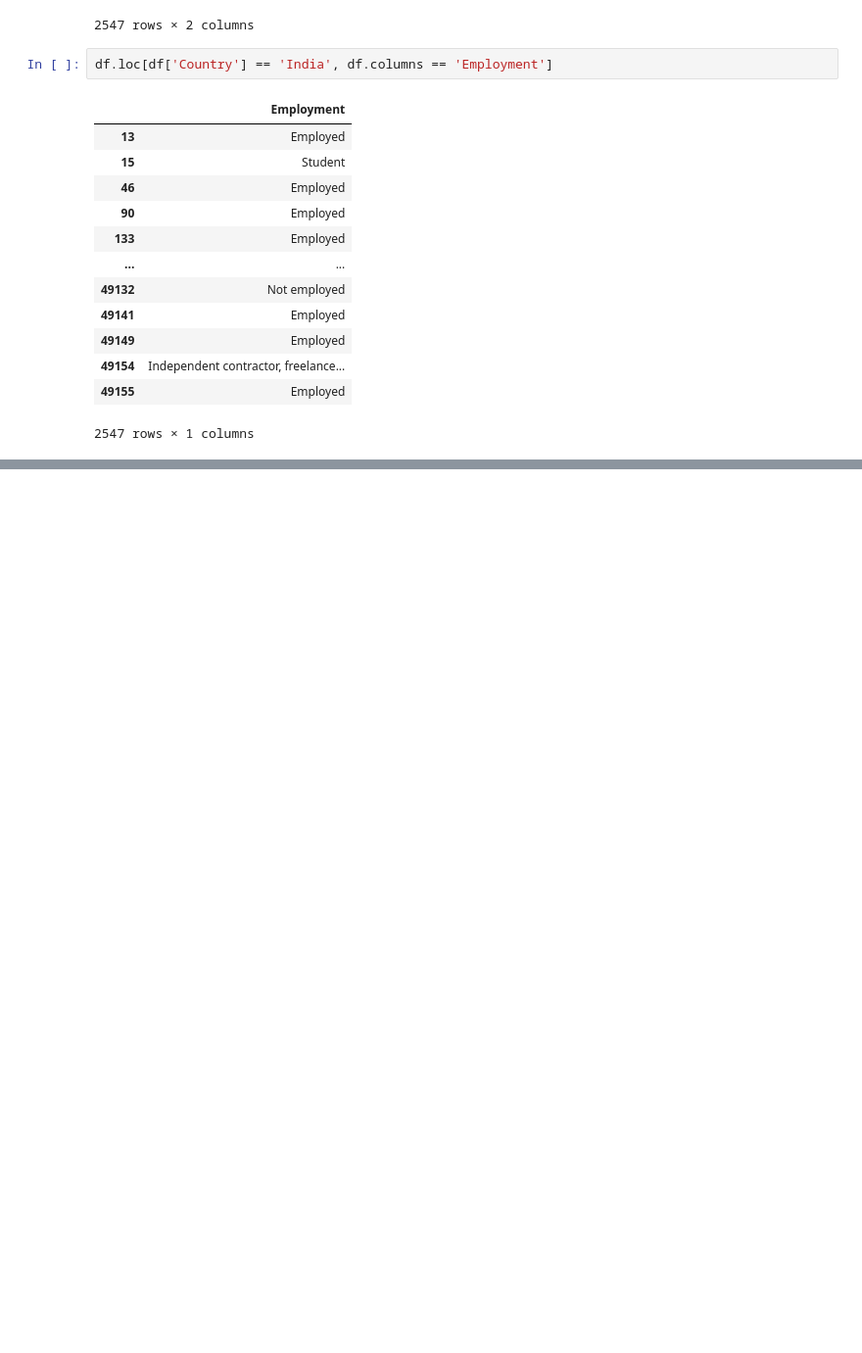
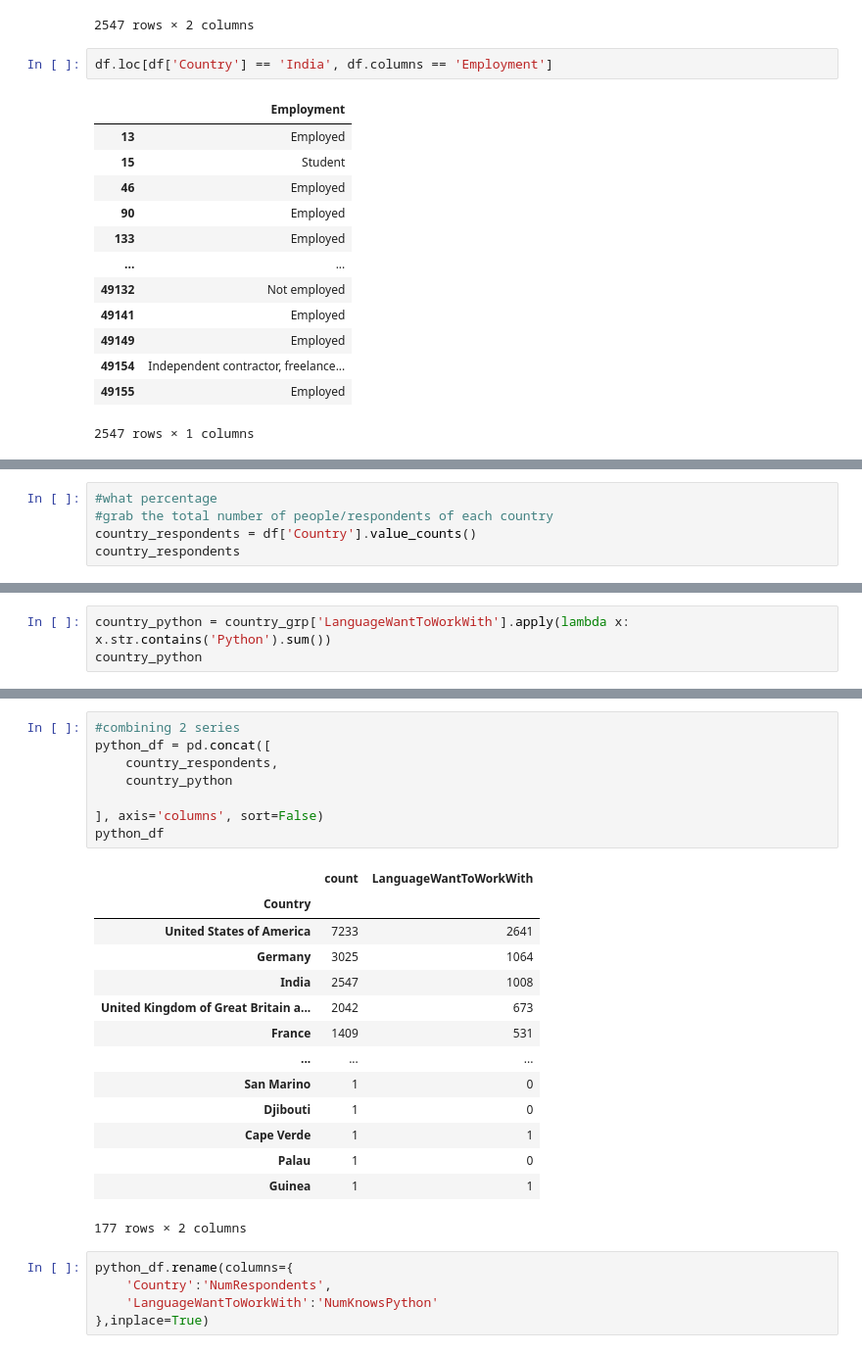
Before and after one commit to Sophie-Muchiri12/python-dataanalysis, a Jupyter notebook: stackoverflow_survey_pandas_analysis.ipynb, the cells around one changed output, grey strips where cells are left out. Shown at 98% size. Drawn from its saved outputs; the diff is of its cells as text; blank space fills up the shorter version.

Commit message:
aggregration of 2 series

```diff
--- a/stackoverflow_survey_pandas_analysis.ipynb
+++ b/stackoverflow_survey_pandas_analysis.ipynb
@@ -1393,0 +1415,5 @@ df.loc[(df['Country'] == 'India') & (df['Employment'] == 'Employed')]
+# %%
+#what percentage
+#grab the total number of people/respondents of each country
+country_respondents = df['Country'].value_counts()
+country_respondents
@@ -1393,0 +1434,3 @@ df.loc[(df['Country'] == 'India') & (df['Employment'] == 'Employed')]
+# %%
+country_python = country_grp['LanguageWantToWorkWith'].apply(lambda x: x.str.contains('Python').sum())
+country_python
@@ -1393,0 +1451,28 @@ df.loc[(df['Country'] == 'India') & (df['Employment'] == 'Employed')]
+# %%
+#combining 2 series
+python_df = pd.concat([
+    country_respondents,
+    country_python
+
+], axis='columns', sort=False)
+python_df
+# %% [output]
+|  | count | LanguageWantToWorkWith |
+| Country |  |  |
+| United States of America | 7233 | 2641 |
+| Germany | 3025 | 1064 |
+| India | 2547 | 1008 |
+| United Kingdom of Great Britain a... | 2042 | 673 |
+| France | 1409 | 531 |
+| ... | ... | ... |
+| San Marino | 1 | 0 |
+| Djibouti | 1 | 0 |
+| Cape Verde | 1 | 1 |
+| Palau | 1 | 0 |
+| Guinea | 1 | 1 |
+177 rows × 2 columns
+# %%
+python_df.rename(columns={
+    'Country':'NumRespondents',
+    'LanguageWantToWorkWith':'NumKnowsPython'
+},inplace=True)
```
Also changed, not shown: parts of 10 cells of this notebook.
